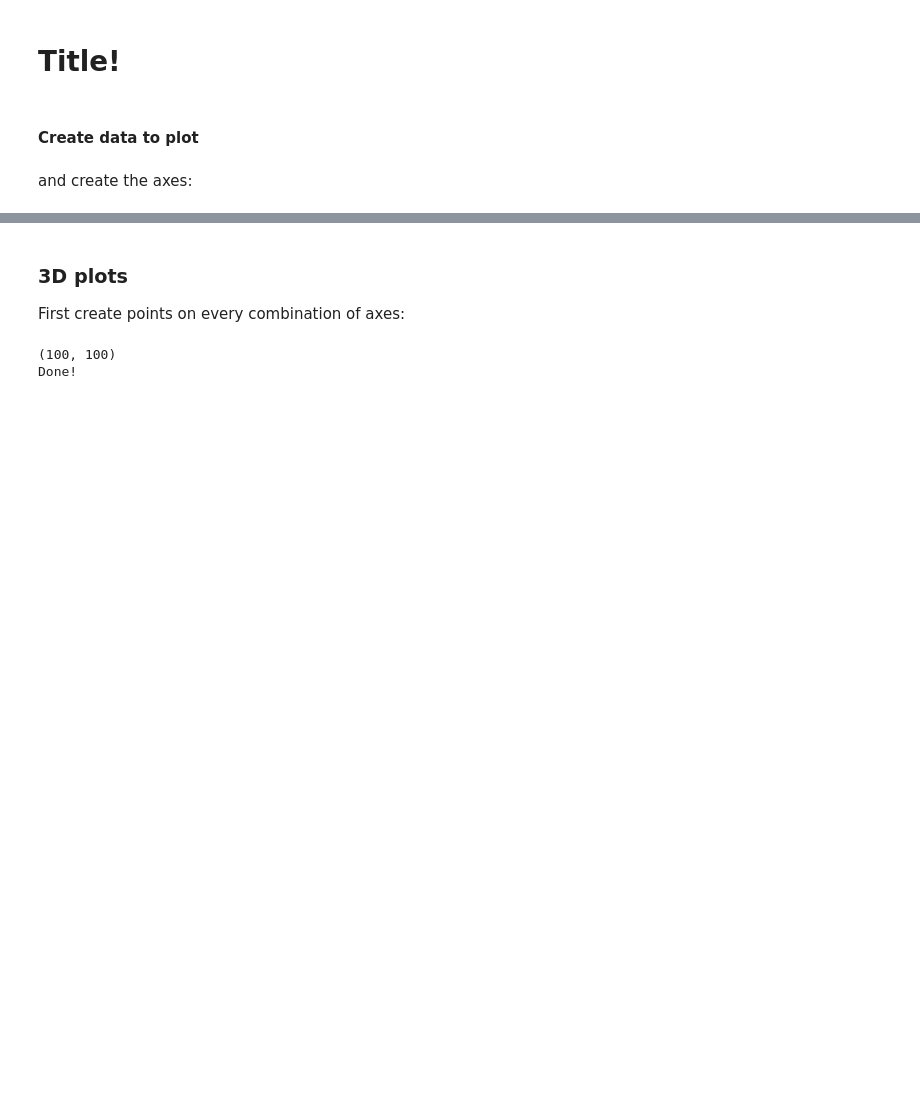
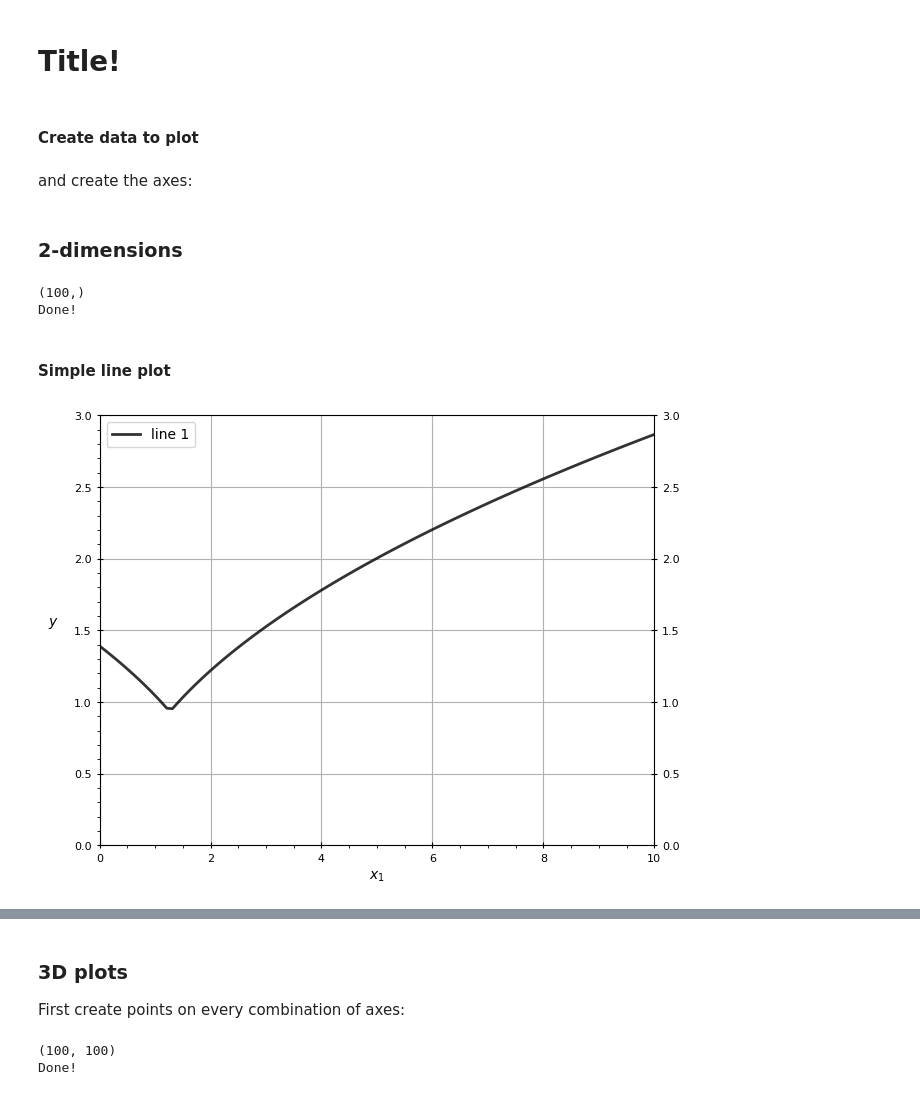
Before and after one commit to troytmannetje/code-archive, a Jupyter notebook: Untitled.ipynb, the cells around one changed output, grey strips where cells are left out. Saved outputs shown, nothing was run; the diff lists cells and outputs as text; code cells hidden in the pictures; blank space fills up the shorter version.

Commit message:
line plot

```diff
--- a/Untitled.ipynb
+++ b/Untitled.ipynb
@@ -18,3 +20,43 @@ x2_ = np.linspace(0, 15,100)
 x3_ = np.linspace(-10, 10,11)
 x4_ = np.linspace(-10, 10,11)
 x5_ = np.linspace(-10, 10,11)
+# %% [markdown]
+### 2-dimensions
+# %%
+x1 = x1_
+y = func(x1, 3 ,2,23,45)
+print(x1.shape)
+print("Done!")
+# %% [output]
+(100,)
+Done!
+# %% [markdown]
+#### Simple line plot
+# %%
+fig, ax = plt.subplots(layout='constrained')
+
+# plot datapoints
+ax.plot(x1, y, label = "line 1",
+        color="black", alpha =0.8,
+        linestyle="-",linewidth=2,
+        marker=None,markersize=2)
+
+# set plot area
+ax.set_xlim([0,10])
+ax.set_ylim([0,3])
+
+# create labels
+ax.legend()
+ax.set_ylabel(f'$y$', rotation='horizontal', labelpad=15)
+ax.set_xlabel(f'$x_1$')
+
+# format ticks and gridlines
+ax.minorticks_on()
+ax.tick_params(axis='both', which='major', labelsize=8,
+               direction='inout', length=4,
+               bottom=True, left=True, right=True,
+               labelleft=True, labelright=True,
+               rotation=None)
+ax.grid(which='major')
+# %% [output]
+[figure, added]
```
Also changed, not shown: parts of 3 cells of this notebook.
